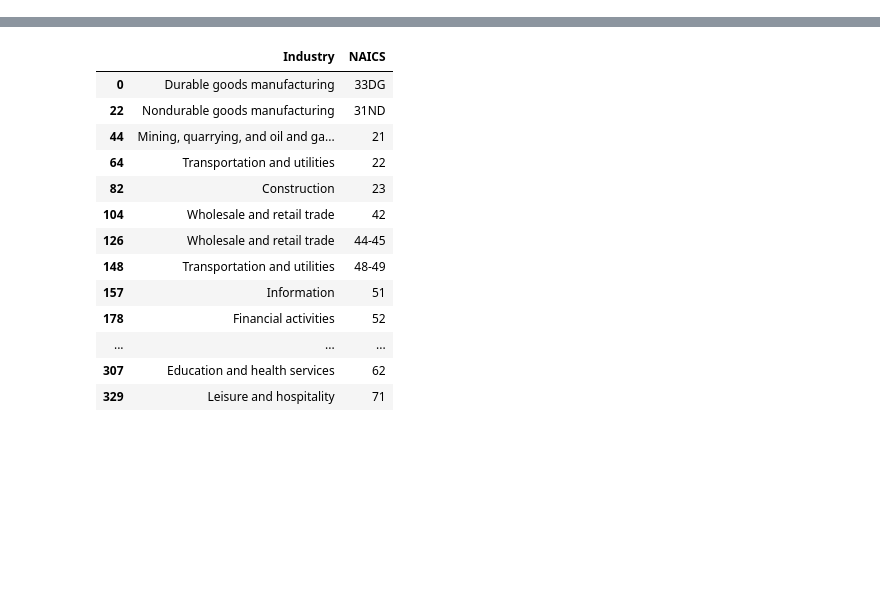
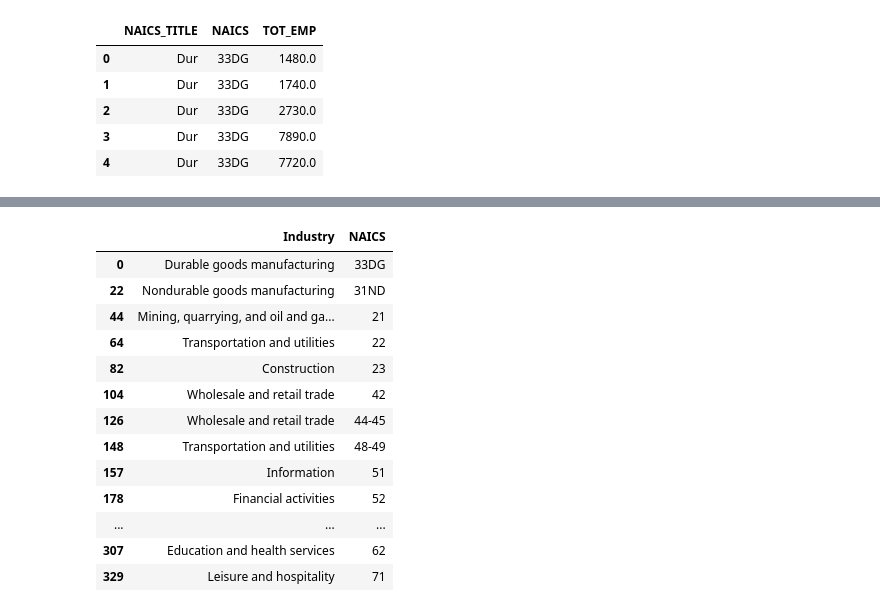
Before and after one commit to hs97/UnemploymentNetwork, a Jupyter notebook: new_code/occupation.ipynb, the cells around one changed output, grey strips where cells are left out. Saved outputs shown, nothing was run; the diff lists cells and outputs as text; code cells hidden in the pictures; blank space fills up the shorter version.

```diff
--- a/new_code/occupation.ipynb
+++ b/new_code/occupation.ipynb
@@ -6,0 +29,28 @@ from matplotlib.colors import LogNorm, Normalize
+# %%
+# compute HR count for manufacturing
+manu_dict = {'Nondur': list(range(311, 317)) + list(range(322, 327)),
+             'Dur': [321, 327, 339] + list(range(331, 338))}
+
+# Helper for retrieving industry names
+def helper(x, manu_dict):
+    for k, v in manu_dict.items():
+        if x in v:
+            return k
+        else:
+            None
+
+hr_3d = occ_3d[occ_3d['OCC_TITLE'].str.lower().str.contains('human resources')]
+hr_3d = hr_3d[hr_3d['O_GROUP'] == 'broad'][['NAICS', "OCC_CODE", 'NAICS_TITLE', "OCC_TITLE", "TOT_EMP"]]
+hr_3d.loc[:, 'TOT_EMP'] = pd.to_numeric(occ_3d['TOT_EMP'], errors='coerce').fillna(0)
+hr_3d.loc[:, 'NAICS'] = hr_3d['NAICS'] // 1000
+hr_3d.loc[:, 'NAICS_TITLE'] = hr_3d['NAICS'].apply(lambda x: helper(x, manu_dict)).dropna()
+hr_3d = hr_3d.dropna(subset=['NAICS_TITLE']).groupby(['NAICS_TITLE', 'NAICS'])['TOT_EMP'].sum().reset_index()
+hr_3d.loc[:, "NAICS"] = hr_3d['NAICS_TITLE'].transform(lambda x: '33DG' if x == 'Dur' else '31ND')
+hr_3d.head()
+# %% [output]
+|  | NAICS_TITLE | NAICS | TOT_EMP |
+| 0 | Dur | 33DG | 1480.0 |
+| 1 | Dur | 33DG | 1740.0 |
+| 2 | Dur | 33DG | 2730.0 |
+| 3 | Dur | 33DG | 7890.0 |
+| 4 | Dur | 33DG | 7720.0 |
```
Also changed, not shown: parts of 8 cells of this notebook, 1 other file.
